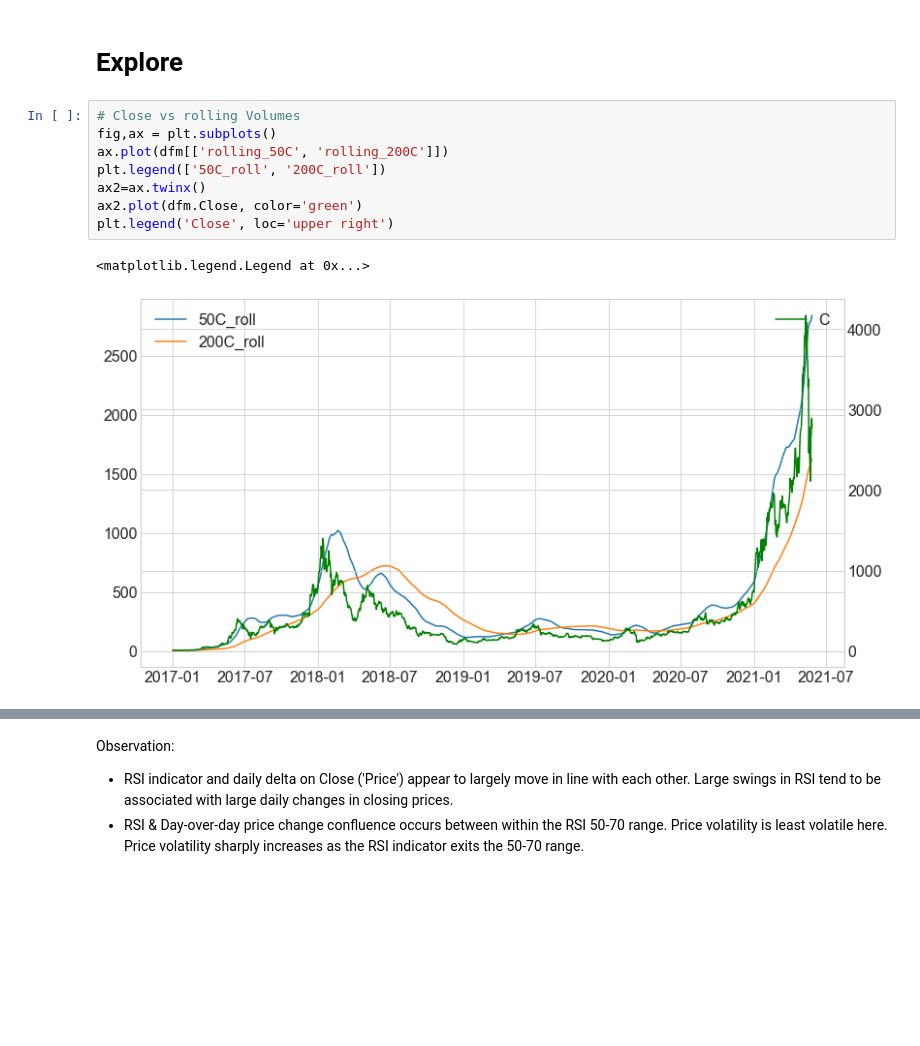
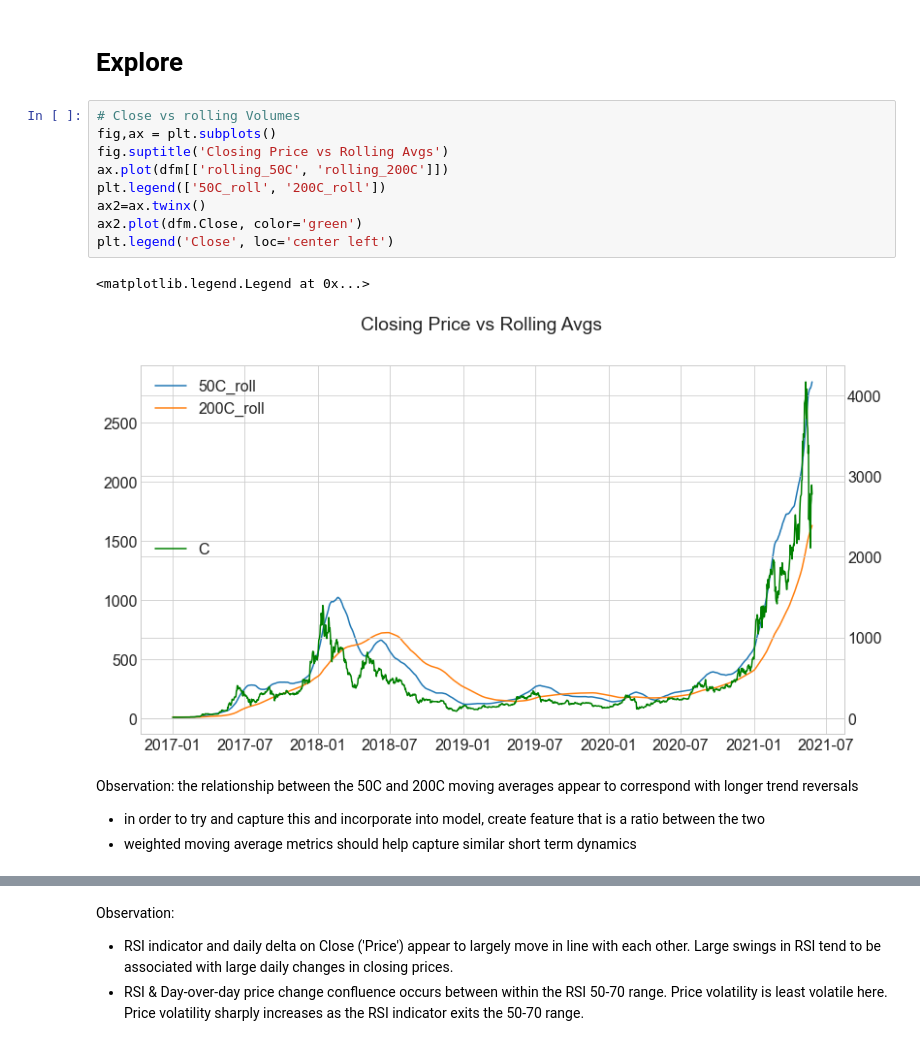
Before and after one commit to albertopuentes/Individual-Project, a Jupyter notebook: individual-project-notebook_final.ipynb, the cells around one changed output, grey strips where cells are left out. Drawn from its saved outputs; the diff is of its cells as text; blank space fills up the shorter version.

```diff
--- a/individual-project-notebook_final.ipynb
+++ b/individual-project-notebook_final.ipynb
@@ -457,14 +457,19 @@ test -> (322, 18)
 # %%
 # Close vs rolling Volumes
 fig,ax = plt.subplots()
+fig.suptitle('Closing Price vs Rolling Avgs')
 ax.plot(dfm[['rolling_50C', 'rolling_200C']])
 plt.legend(['50C_roll', '200C_roll'])
 ax2=ax.twinx()
 ax2.plot(dfm.Close, color='green')
-plt.legend('Close', loc='upper right')
+plt.legend('Close', loc='center left')
 # %% [output]
 <matplotlib.legend.Legend at 0x...>
-[figure, old version]
+[figure, new version]
+# %% [markdown]
+Observation: the relationship between the 50C and 200C moving averages appear to correspond with longer trend reversals
+* in order to try and capture this and incorporate into model, create feature that is a ratio between the two
+* weighted moving average metrics should help capture similar short term dynamics
 # %%
 # View RSI Indicator and compare vs Close price
 fig, ax = plt.subplots(figsize=(15,5))
```
Also changed, not shown: parts of 3 cells of this notebook.
